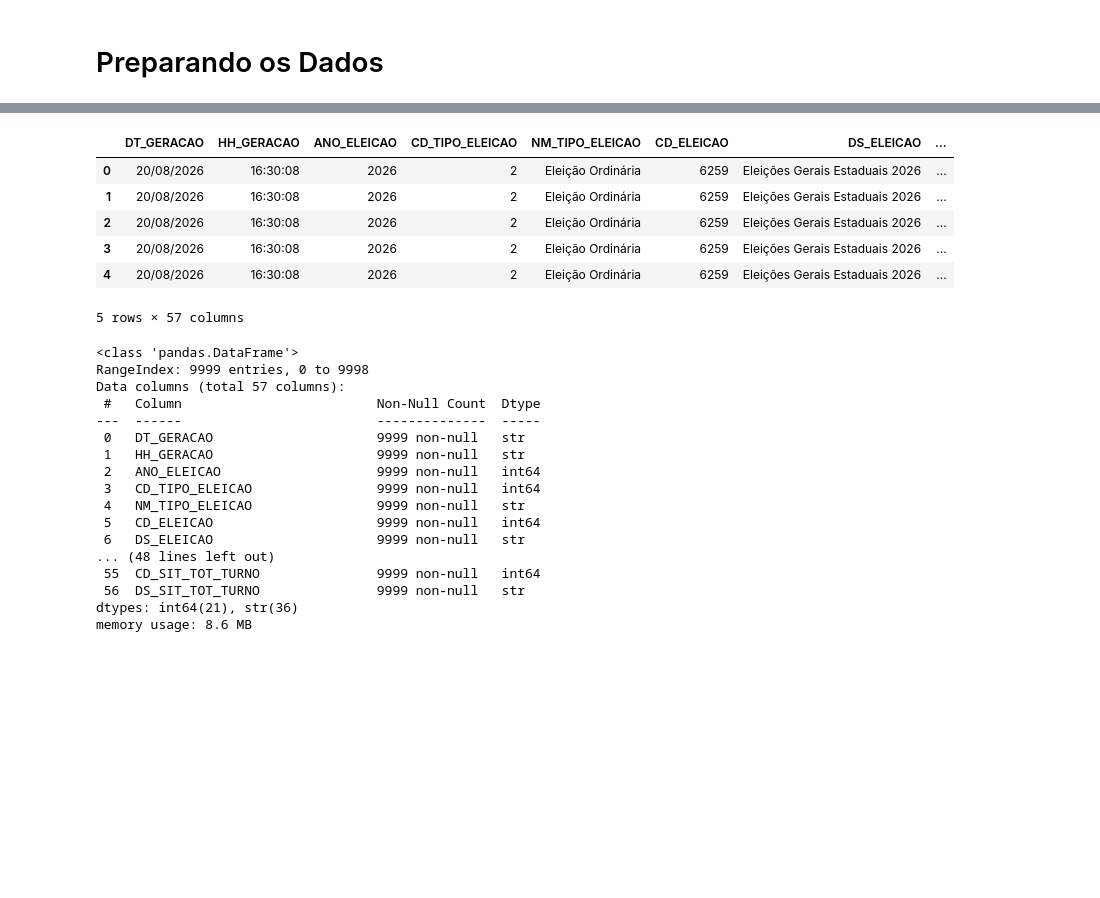
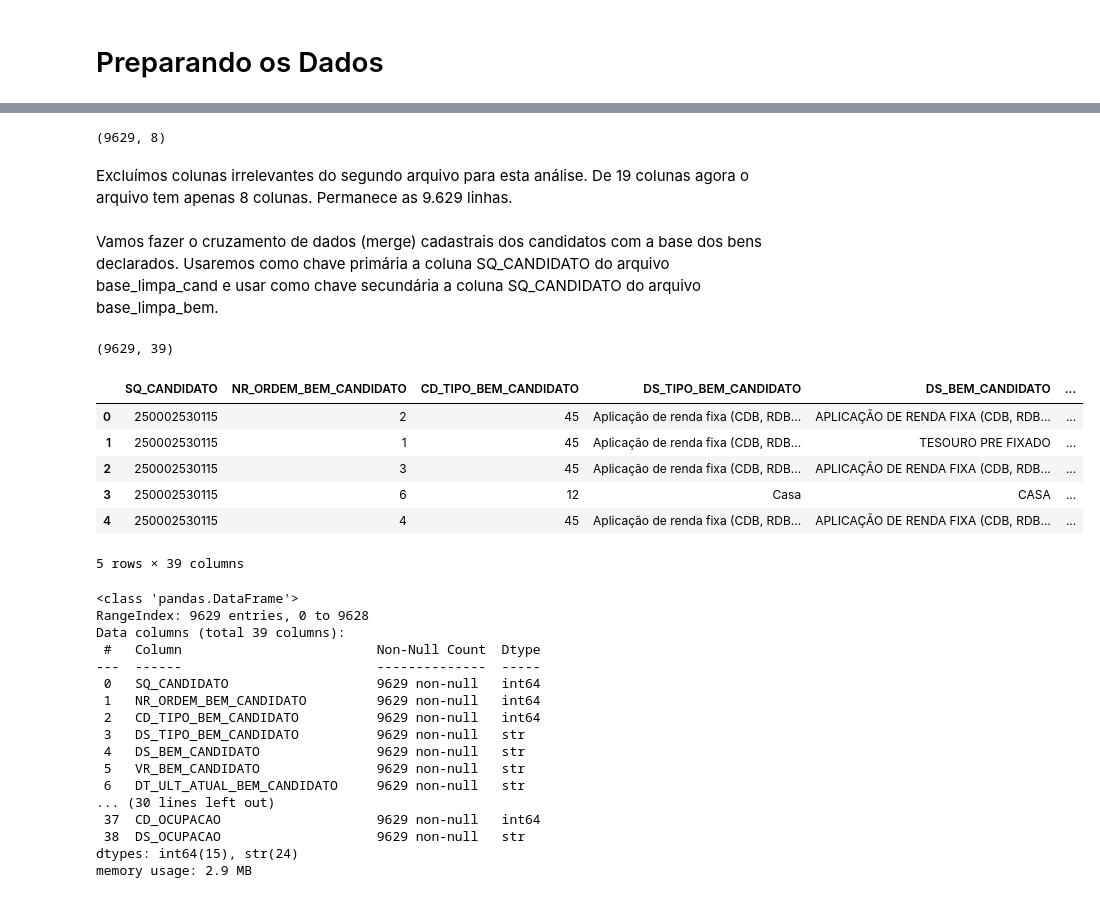
Before and after one commit to AraujoKienzle/Atividade-ADA-08-2026-Prof-Leonardo, a Jupyter notebook: projeto_08_2026.ipynb, the cells around one changed output, grey strips where cells are left out. Saved outputs shown, nothing was run; the diff lists cells and outputs as text; code cells hidden in the pictures; blank space fills up the shorter version.

Commit message:
Ajudei na limpeza dos dados

```diff
--- a/projeto_08_2026.ipynb
+++ b/projeto_08_2026.ipynb
@@ -93,0 +113,5 @@ con_cand_filtrado = con_cand.drop(columns=colunas_repetidas)
+# %%
+# Excluir colunas
+
+base_limpa_cand = con_cand.drop(columns=colunas_constantes_cand)
+base_limpa_cand.shape
@@ -93,0 +122,3 @@ con_cand_filtrado = con_cand.drop(columns=colunas_repetidas)
+# %%
+# Identificar colunas com apenas 1 valor distinto (incluindo ou ignorando nulos)
+colunas_constantes_bem = [col for col in bem_cand.columns if bem_cand[col].nunique() <= 1]
@@ -94,37 +139,50 @@ con_cand_filtrado = con_cand.drop(columns=colunas_repetidas)
+# %%
+base_limpa_bem = bem_cand.drop(columns=colunas_constantes_bem)
+base_limpa_bem.shape
+# %% [output]
+(9629, 8)
+# %% [markdown]
+Excluímos colunas irrelevantes do segundo arquivo para esta análise. De 19 colunas agora o arquivo tem apenas 8 colunas. Permanece as 9.629 linhas.
+# %% [markdown]
+Vamos fazer o cruzamento de dados (merge) cadastrais dos candidatos com a base dos bens declarados. Usaremos como chave primária a coluna SQ_CANDIDATO do arquivo base_limpa_cand e usar como chave secundária a coluna SQ_CANDIDATO do arquivo base_limpa_bem.
 # %%
 # Une os arquivos usando a coluna 'SQ_CANDIDATO' como referência
 # O 'how=left' garante que todos os dados do seu arquivo principal (bem_cand) sejam mantidos
-resultado = pd.merge(bem_cand, con_cand_filtrado, on='SQ_CANDIDATO', how='left')
+base_total = pd.merge(base_limpa_bem, base_limpa_cand, on='SQ_CANDIDATO', how='left')
+# %%
+base_total.shape
+# %% [output]
+(9629, 39)
 # %%
 # Mostra o resultado final com as colunas combinadas e sem repetições
-resultado.head()
+base_total.head()
 # %% [output]
-|  | DT_GERACAO | HH_GERACAO | ANO_ELEICAO | CD_TIPO_ELEICAO | NM_TIPO_ELEICAO | CD_ELEICAO | DS_ELEICAO | ... |
-| 0 | 20/08/2026 | 16:30:08 | 2026 | 2 | Eleição Ordinária | 6259 | Eleições Gerais Estaduais 2026 | ... |
-| 1 | 20/08/2026 | 16:30:08 | 2026 | 2 | Eleição Ordinária | 6259 | Eleições Gerais Estaduais 2026 | ... |
-| 2 | 20/08/2026 | 16:30:08 | 2026 | 2 | Eleição Ordinária | 6259 | Eleições Gerais Estaduais 2026 | ... |
-| 3 | 20/08/2026 | 16:30:08 | 2026 | 2 | Eleição Ordinária | 6259 | Eleições Gerais Estaduais 2026 | ... |
-| 4 | 20/08/2026 | 16:30:08 | 2026 | 2 | Eleição Ordinária | 6259 | Eleições Gerais Estaduais 2026 | ... |
+|  | SQ_CANDIDATO | NR_ORDEM_BEM_CANDIDATO | CD_TIPO_BEM_CANDIDATO | DS_TIPO_BEM_CANDIDATO | DS_BEM_CANDIDATO | ... |
+| 0 | 250002530115 | 2 | 45 | Aplicação de renda fixa (CDB, RDB... | APLICAÇÃO DE RENDA FIXA (CDB, RDB... | ... |
+| 1 | 250002530115 | 1 | 45 | Aplicação de renda fixa (CDB, RDB... | TESOURO PRE FIXADO | ... |
+| 2 | 250002530115 | 3 | 45 | Aplicação de renda fixa (CDB, RDB... | APLICAÇÃO DE RENDA FIXA (CDB, RDB... | ... |
+| 3 | 250002530115 | 6 | 12 | Casa | CASA | ... |
+| 4 | 250002530115 | 4 | 45 | Aplicação de renda fixa (CDB, RDB... | APLICAÇÃO DE RENDA FIXA (CDB, RDB... | ... |
-5 rows × 57 columns
+5 rows × 39 columns
 # %%
-resultado.info()
+base_total.info()
 # %% [output]
 <class 'pandas.DataFrame'>
-RangeIndex: 9999 entries, 0 to 9998
-Data columns (total 57 columns):
+RangeIndex: 9629 entries, 0 to 9628
+Data columns (total 39 columns):
  #   Column                         Non-Null Count  Dtype
 ---  ------                         --------------  -----
- 0   DT_GERACAO                     9999 non-null   str
- 1   HH_GERACAO                     9999 non-null   str
- 2   ANO_ELEICAO                    9999 non-null   int64
- 3   CD_TIPO_ELEICAO                9999 non-null   int64
- 4   NM_TIPO_ELEICAO                9999 non-null   str
- 5   CD_ELEICAO                     9999 non-null   int64
- 6   DS_ELEICAO                     9999 non-null   str
-... (48 lines left out)
- 55  CD_SIT_TOT_TURNO               9999 non-null   int64
- 56  DS_SIT_TOT_TURNO               9999 non-null   str
-dtypes: int64(21), str(36)
-memory usage: 8.6 MB
+ 0   SQ_CANDIDATO                   9629 non-null   int64
+ 1   NR_ORDEM_BEM_CANDIDATO         9629 non-null   int64
+ 2   CD_TIPO_BEM_CANDIDATO          9629 non-null   int64
+ 3   DS_TIPO_BEM_CANDIDATO          9629 non-null   str
+ 4   DS_BEM_CANDIDATO               9629 non-null   str
+ 5   VR_BEM_CANDIDATO               9629 non-null   str
+ 6   DT_ULT_ATUAL_BEM_CANDIDATO     9629 non-null   str
+... (30 lines left out)
+ 37  CD_OCUPACAO                    9629 non-null   int64
+ 38  DS_OCUPACAO                    9629 non-null   str
+dtypes: int64(15), str(24)
+memory usage: 2.9 MB
 # %%
 # Mostra média, mínimo, máximo, desvio padrão e os quartis de todas as colunas
```
Also changed, not shown: parts of 13 cells of this notebook.
